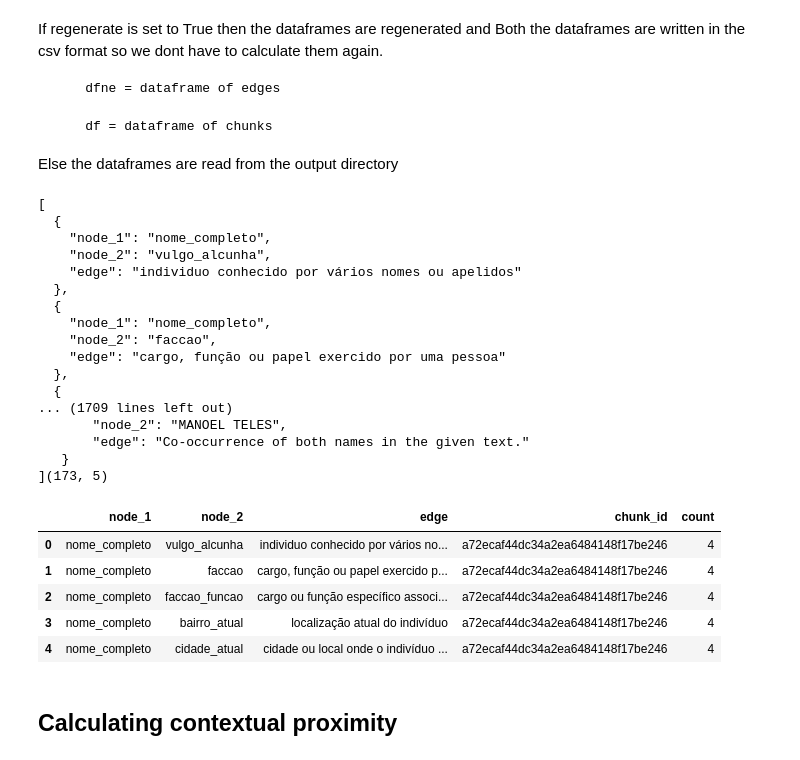
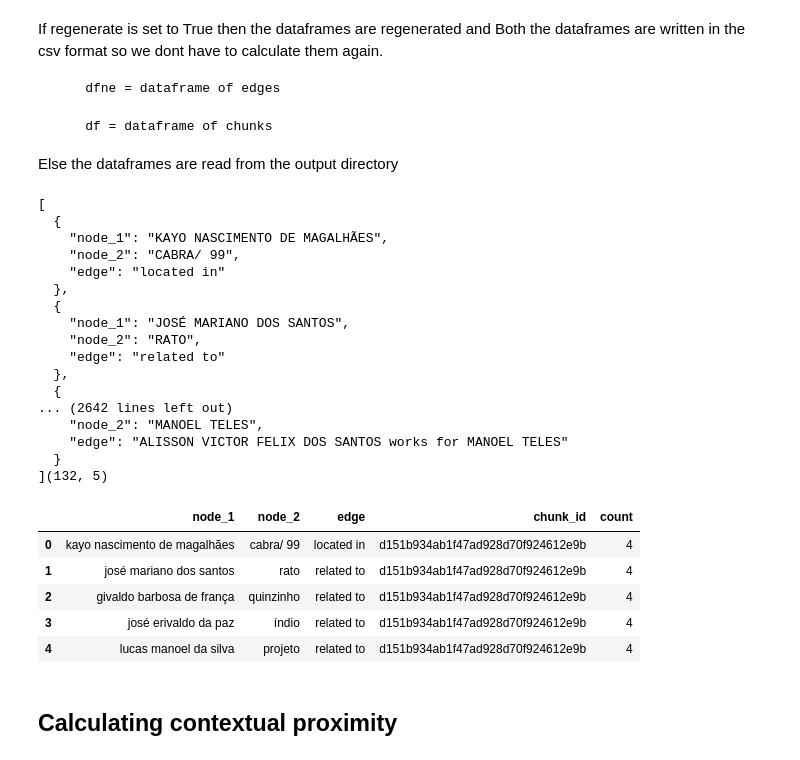
Before and after one commit to carlosrobertodevops/ai-rahulnyk-knowledge_graph, a Jupyter notebook: extract_graph.ipynb, the cells around one changed output. Saved outputs shown, nothing was run; the diff lists cells and outputs as text; code cells hidden in the pictures.

```diff
--- a/extract_graph.ipynb
+++ b/extract_graph.ipynb
@@ -90,50 +90,50 @@ If regenerate is set to True then the dataframes are regenerated and Both the da
 Else the dataframes are read from the output directory
 # %%
 ## To regenerate the graph with LLM, set this to True
-regenerate = False
+regenerate = True
 
 if regenerate:
     concepts_list = df2Graph(df, model="zephyr:latest")
     dfg1 = graph2Df(concepts_list)
     if not os.path.exists(outputdirectory):
         os.makedirs(outputdirectory)
 
     dfg1.to_csv(outputdirectory / "graph.csv", sep="|", index=False)
     df.to_csv(outputdirectory / "chunks.csv", sep="|", index=False)
 else:
     dfg1 = pd.read_csv(outputdirectory / "graph.csv", sep="|")
 
 dfg1.replace("", np.nan, inplace=True)
 dfg1.dropna(subset=["node_1", "node_2", "edge"], inplace=True)
 dfg1["count"] = 4
 ## Increasing the weight of the relation to 4.
 ## We will assign the weight of 1 when later the contextual proximity will be calculated.
 print(dfg1.shape)
 dfg1.head()
 # %% [output]
 [
   {
-    "node_1": "nome_completo",
-    "node_2": "vulgo_alcunha",
-    "edge": "individuo conhecido por vários nomes ou apelidos"
+    "node_1": "KAYO NASCIMENTO DE MAGALHÃES",
+    "node_2": "CABRA/ 99",
+    "edge": "located in"
   },
   {
-    "node_1": "nome_completo",
-    "node_2": "faccao",
-    "edge": "cargo, função ou papel exercido por uma pessoa"
+    "node_1": "JOSÉ MARIANO DOS SANTOS",
+    "node_2": "RATO",
+    "edge": "related to"
   },
   {
-... (1709 lines left out)
-       "node_2": "MANOEL TELES",
-       "edge": "Co-occurrence of both names in the given text."
-   }
-](173, 5)
+... (2642 lines left out)
+    "node_2": "MANOEL TELES",
+    "edge": "ALISSON VICTOR FELIX DOS SANTOS works for MANOEL TELES"
+  }
+](132, 5)
 |  | node_1 | node_2 | edge | chunk_id | count |
-| 0 | nome_completo | vulgo_alcunha | individuo conhecido por vários no... | a72ecaf44dc34a2ea6484148f17be246 | 4 |
-| 1 | nome_completo | faccao | cargo, função ou papel exercido p... | a72ecaf44dc34a2ea6484148f17be246 | 4 |
-| 2 | nome_completo | faccao_funcao | cargo ou função específico associ... | a72ecaf44dc34a2ea6484148f17be246 | 4 |
-| 3 | nome_completo | bairro_atual | localização atual do indivíduo | a72ecaf44dc34a2ea6484148f17be246 | 4 |
-| 4 | nome_completo | cidade_atual | cidade ou local onde o indivíduo ... | a72ecaf44dc34a2ea6484148f17be246 | 4 |
+| 0 | kayo nascimento de magalhães | cabra/ 99 | located in | d151b934ab1f47ad928d70f924612e9b | 4 |
+| 1 | josé mariano dos santos | rato | related to | d151b934ab1f47ad928d70f924612e9b | 4 |
+| 2 | givaldo barbosa de frança | quinzinho | related to | d151b934ab1f47ad928d70f924612e9b | 4 |
+| 3 | josé erivaldo da paz | índio | related to | d151b934ab1f47ad928d70f924612e9b | 4 |
+| 4 | lucas manoel da silva | projeto | related to | d151b934ab1f47ad928d70f924612e9b | 4 |
 # %% [markdown]
 ## Calculating contextual proximity
 # %%
```
Also changed, not shown: parts of 7 cells of this notebook, 7 other files.
